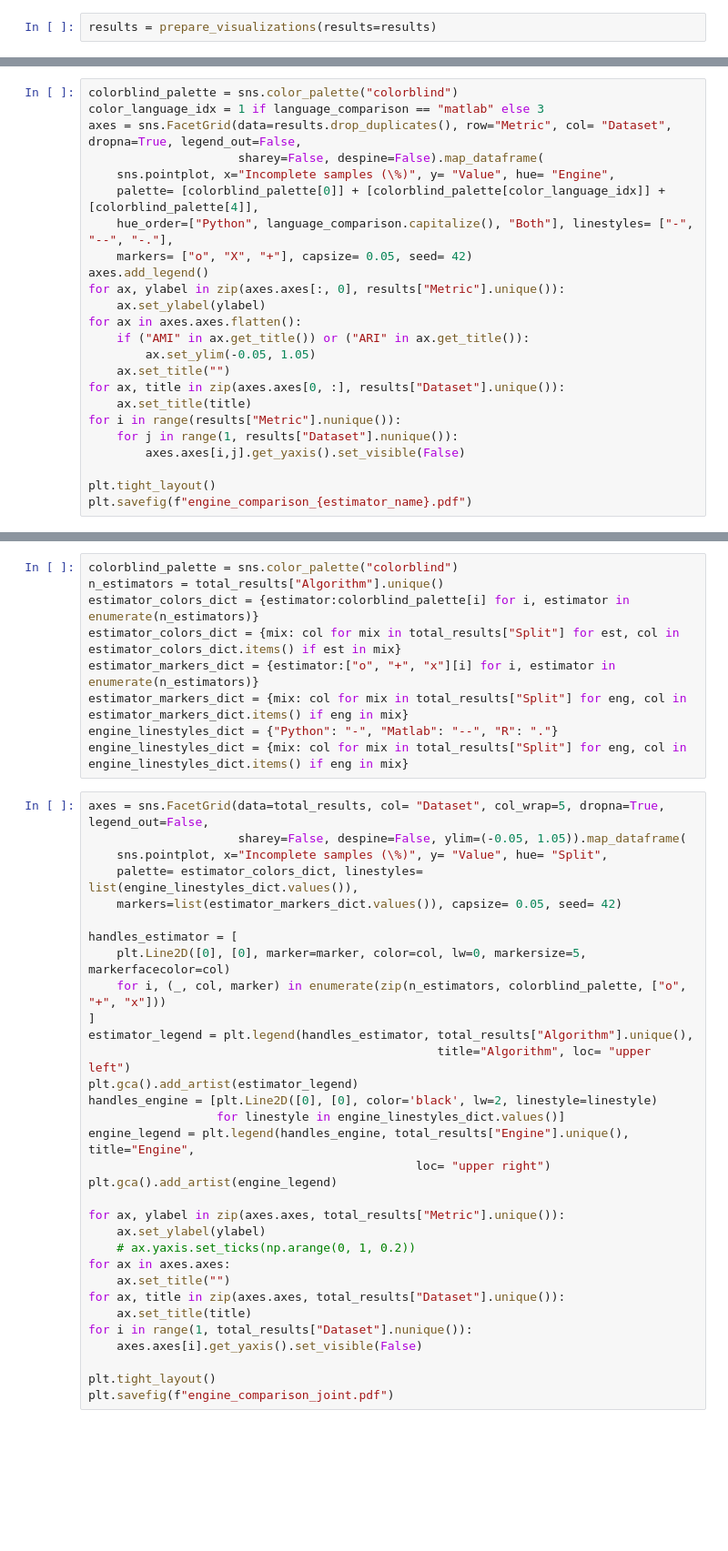
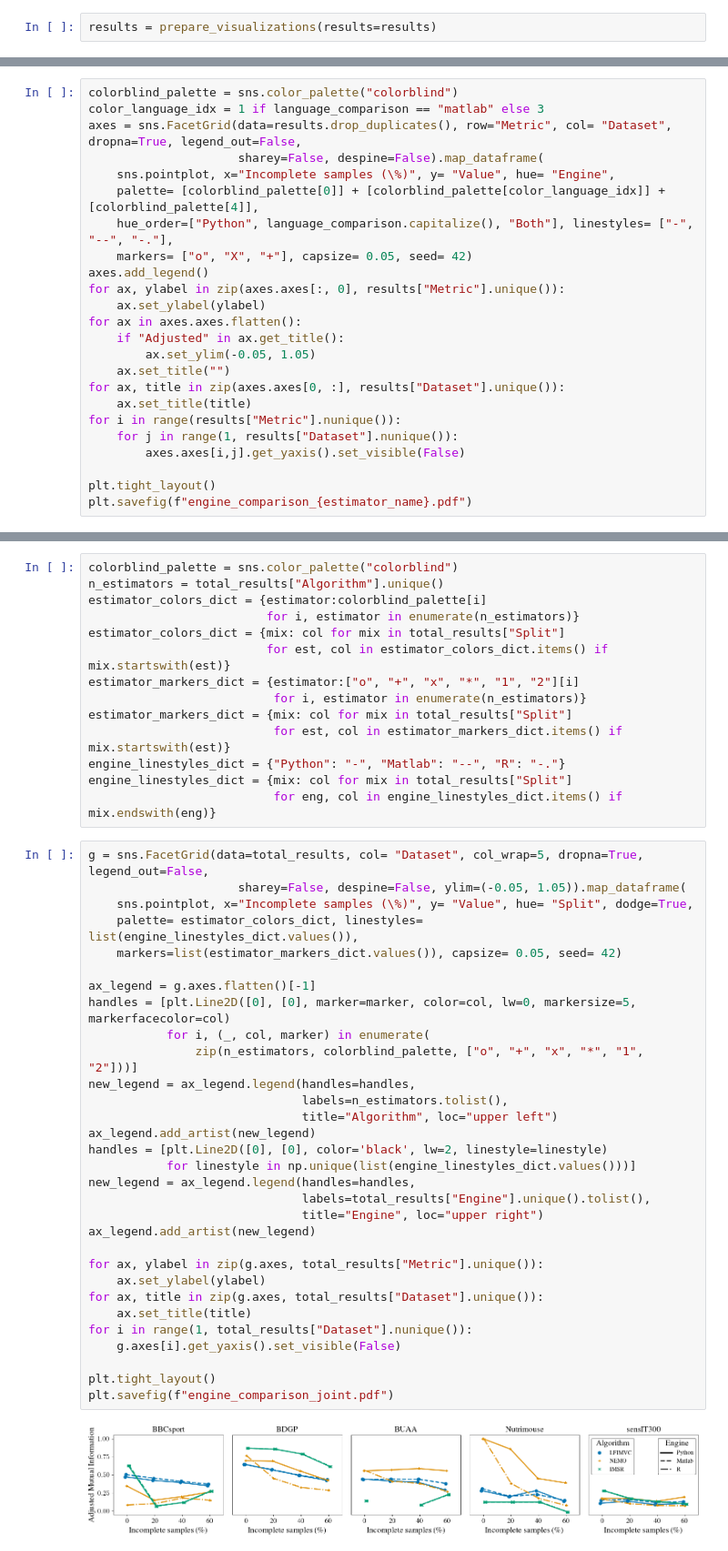
Before and after one commit to RafRomB/imml, a Jupyter notebook: tutorials/engine_comparison.ipynb, the cells around one changed output, grey strips where cells are left out. Shown at 91% size. Cells and saved outputs as stored; diff of their text form; blank space fills up the shorter version.

Commit message:
Making general engine_comparison.ipynb

```diff
--- a/tutorials/engine_comparison.ipynb
+++ b/tutorials/engine_comparison.ipynb
@@ -250,7 +307,7 @@ axes.add_legend()
 for ax, ylabel in zip(axes.axes[:, 0], results["Metric"].unique()):
     ax.set_ylabel(ylabel)
 for ax in axes.axes.flatten():
-    if ("AMI" in ax.get_title()) or ("ARI" in ax.get_title()):
+    if "Adjusted" in ax.get_title():
         ax.set_ylim(-0.05, 1.05)
     ax.set_title("")
 for ax, title in zip(axes.axes[0, :], results["Dataset"].unique()):
@@ -283,41 +350,47 @@ total_results.head()
 # %%
 colorblind_palette = sns.color_palette("colorblind")
 n_estimators = total_results["Algorithm"].unique()
-estimator_colors_dict = {estimator:colorblind_palette[i] for i, estimator in enumerate(n_estimators)}
-estimator_colors_dict = {mix: col for mix in total_results["Split"] for est, col in estimator_colors_dict.items() if est in mix}
-estimator_markers_dict = {estimator:["o", "+", "x"][i] for i, estimator in enumerate(n_estimators)}
-estimator_markers_dict = {mix: col for mix in total_results["Split"] for eng, col in estimator_markers_dict.items() if eng in mix}
-engine_linestyles_dict = {"Python": "-", "Matlab": "--", "R": "."}
-engine_linestyles_dict = {mix: col for mix in total_results["Split"] for eng, col in engine_linestyles_dict.items() if eng in mix}
+estimator_colors_dict = {estimator:colorblind_palette[i]
+                         for i, estimator in enumerate(n_estimators)}
+estimator_colors_dict = {mix: col for mix in total_results["Split"]
+                         for est, col in estimator_colors_dict.items() if mix.startswith(est)}
+estimator_markers_dict = {estimator:["o", "+", "x", "*", "1", "2"][i]
+                          for i, estimator in enumerate(n_estimators)}
+estimator_markers_dict = {mix: col for mix in total_results["Split"]
+                          for est, col in estimator_markers_dict.items() if mix.startswith(est)}
+engine_linestyles_dict = {"Python": "-", "Matlab": "--", "R": "-."}
+engine_linestyles_dict = {mix: col for mix in total_results["Split"]
+                          for eng, col in engine_linestyles_dict.items() if mix.endswith(eng)}
 # %%
-axes = sns.FacetGrid(data=total_results, col= "Dataset", col_wrap=5, dropna=True, legend_out=False,
+g = sns.FacetGrid(data=total_results, col= "Dataset", col_wrap=5, dropna=True, legend_out=False,
                      sharey=False, despine=False, ylim=(-0.05, 1.05)).map_dataframe(
-    sns.pointplot, x="Incomplete samples (\%)", y= "Value", hue= "Split",
+    sns.pointplot, x="Incomplete samples (\%)", y= "Value", hue= "Split", dodge=True,
     palette= estimator_colors_dict, linestyles= list(engine_linestyles_dict.values()),
     markers=list(estimator_markers_dict.values()), capsize= 0.05, seed= 42)
 
-handles_estimator = [
-    plt.Line2D([0], [0], marker=marker, color=col, lw=0, markersize=5, markerfacecolor=col)
-    for i, (_, col, marker) in enumerate(zip(n_estimators, colorblind_palette, ["o", "+", "x"]))
-]
-estimator_legend = plt.legend(handles_estimator, total_results["Algorithm"].unique(),
-                                                 title="Algorithm", loc= "upper left")
-plt.gca().add_artist(estimator_legend)
-handles_engine = [plt.Line2D([0], [0], color='black', lw=2, linestyle=linestyle)
-                  for linestyle in engine_linestyles_dict.values()]
-engine_legend = plt.legend(handles_engine, total_results["Engine"].unique(), title="Engine",
-                                              loc= "upper right")
-plt.gca().add_artist(engine_legend)
+ax_legend = g.axes.flatten()[-1]
+handles = [plt.Line2D([0], [0], marker=marker, color=col, lw=0, markersize=5, markerfacecolor=col)
+           for i, (_, col, marker) in enumerate(
+               zip(n_estimators, colorblind_palette, ["o", "+", "x", "*", "1", "2"]))]
+new_legend = ax_legend.legend(handles=handles,
+                              labels=n_estimators.tolist(),
+                              title="Algorithm", loc="upper left")
+ax_legend.add_artist(new_legend)
+handles = [plt.Line2D([0], [0], color='black', lw=2, linestyle=linestyle)
+           for linestyle in np.unique(list(engine_linestyles_dict.values()))]
+new_legend = ax_legend.legend(handles=handles,
+                              labels=total_results["Engine"].unique().tolist(),
+                              title="Engine", loc="upper right")
+ax_legend.add_artist(new_legend)
 
-for ax, ylabel in zip(axes.axes, total_results["Metric"].unique()):
+for ax, ylabel in zip(g.axes, total_results["Metric"].unique()):
     ax.set_ylabel(ylabel)
-    # ax.yaxis.set_ticks(np.arange(0, 1, 0.2))
-for ax in axes.axes:
-    ax.set_title("")
-for ax, title in zip(axes.axes, total_results["Dataset"].unique()):
+for ax, title in zip(g.axes, total_results["Dataset"].unique()):
     ax.set_title(title)
 for i in range(1, total_results["Dataset"].nunique()):
-    axes.axes[i].get_yaxis().set_visible(False)
+    g.axes[i].get_yaxis().set_visible(False)
 
 plt.tight_layout()
 plt.savefig(f"engine_comparison_joint.pdf")
+# %% [output]
+[figure, added]
```
Also changed, not shown: parts of 11 cells of this notebook.
